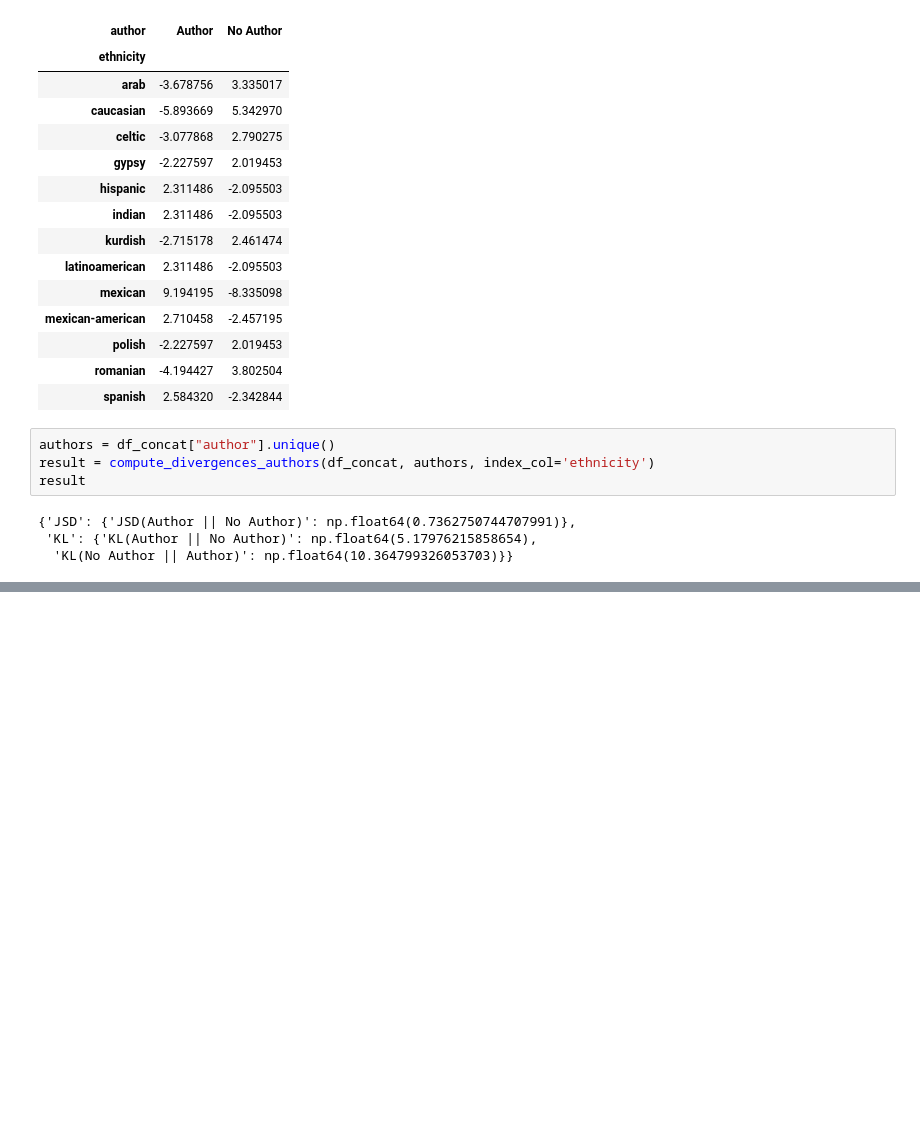
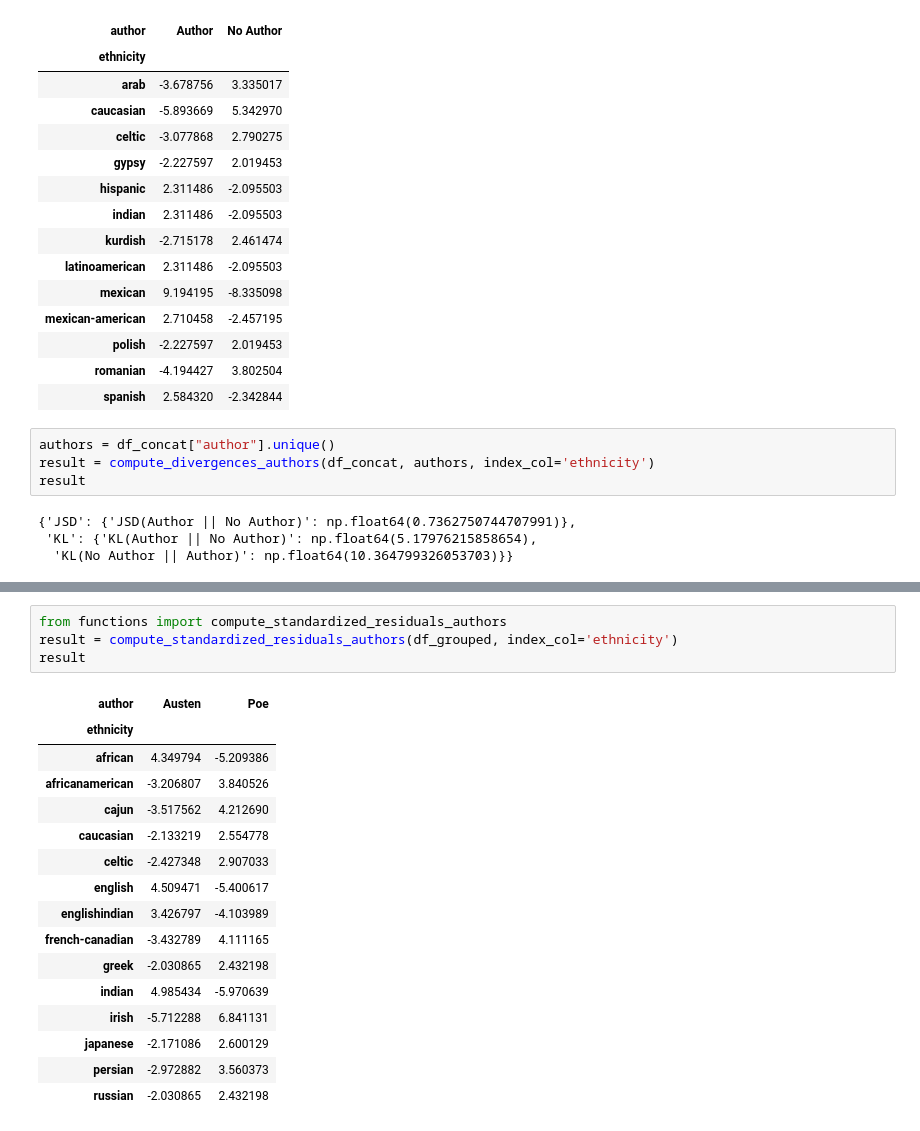
Before and after one commit to edverga/MasterThesis, a Jupyter notebook: thesis_draft.ipynb, the cells around one changed output, grey strips where cells are left out. Cells and saved outputs as stored; diff of their text form; blank space fills up the shorter version.

```diff
--- a/thesis_draft.ipynb
+++ b/thesis_draft.ipynb
@@ -804,0 +872,21 @@ result
+# %%
+from functions import compute_standardized_residuals_authors
+result = compute_standardized_residuals_authors(df_grouped, index_col='ethnicity')
+result
+# %% [output]
+| author | Austen | Poe |
+| ethnicity |  |  |
+| african | 4.349794 | -5.209386 |
+| africanamerican | -3.206807 | 3.840526 |
+| cajun | -3.517562 | 4.212690 |
+| caucasian | -2.133219 | 2.554778 |
+| celtic | -2.427348 | 2.907033 |
+| english | 4.509471 | -5.400617 |
+| englishindian | 3.426797 | -4.103989 |
+| french-canadian | -3.432789 | 4.111165 |
+| greek | -2.030865 | 2.432198 |
+| indian | 4.985434 | -5.970639 |
+| irish | -5.712288 | 6.841131 |
+| japanese | -2.171086 | 2.600129 |
+| persian | -2.972882 | 3.560373 |
+| russian | -2.030865 | 2.432198 |
```
Also changed, not shown: parts of 21 cells of this notebook.
